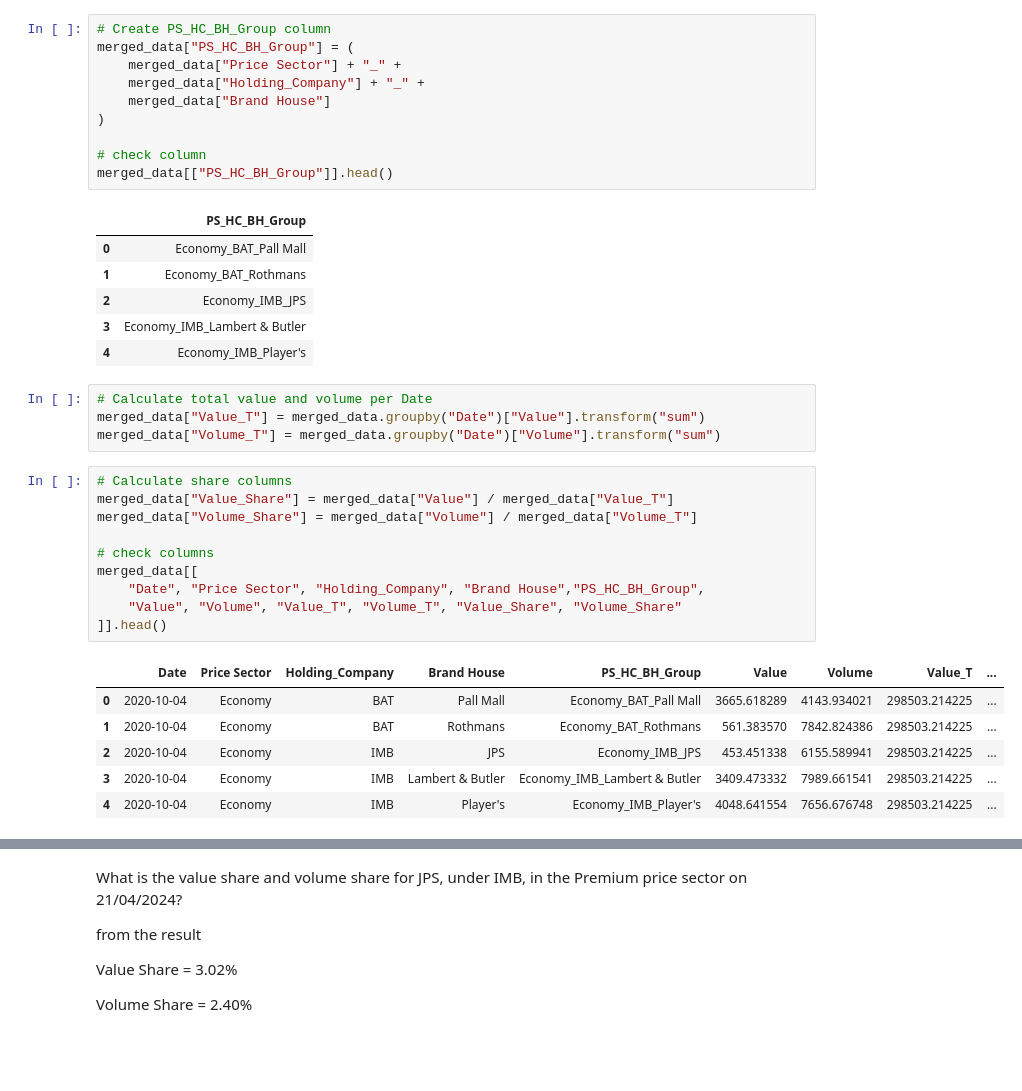
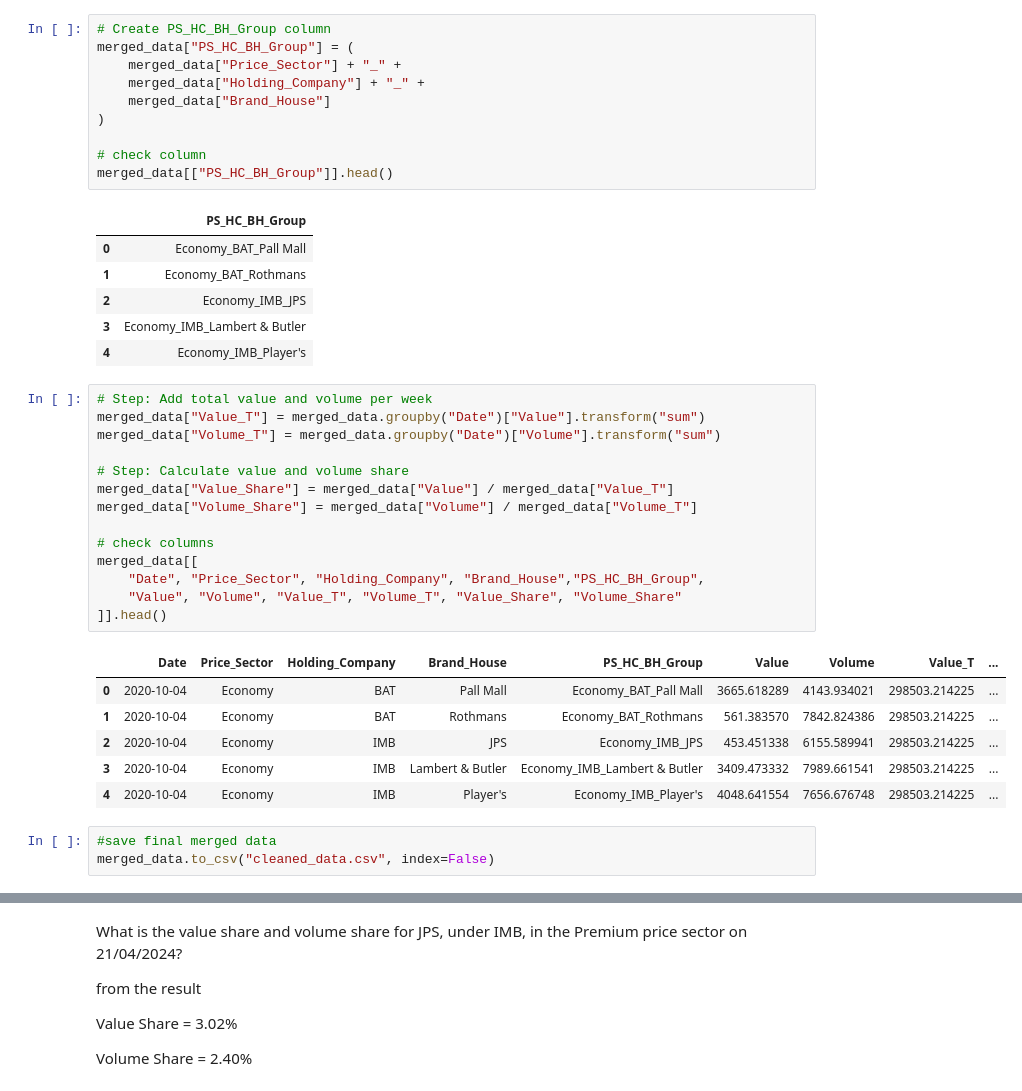
Before and after one commit to MaryAbioye/Case-Study, a Jupyter notebook: Case Study.ipynb, the cells around one changed output, grey strips where cells are left out. Cells and saved outputs as stored; diff of their text form; blank space fills up the shorter version.

```diff
--- a/Case Study.ipynb
+++ b/Case Study.ipynb
@@ -104,9 +117,9 @@ merged_data[["Reportable Owner", "Holding_Company"]].drop_duplicates().head()
 # %%
 # Create PS_HC_BH_Group column
 merged_data["PS_HC_BH_Group"] = (
-    merged_data["Price Sector"] + "_" +
+    merged_data["Price_Sector"] + "_" +
     merged_data["Holding_Company"] + "_" +
-    merged_data["Brand House"]
+    merged_data["Brand_House"]
 )
 
 # check column
@@ -119,24 +132,27 @@ merged_data[["PS_HC_BH_Group"]].head()
 | 3 | Economy_IMB_Lambert & Butler |
 | 4 | Economy_IMB_Player's |
 # %%
-# Calculate total value and volume per Date
+# Step: Add total value and volume per week
 merged_data["Value_T"] = merged_data.groupby("Date")["Value"].transform("sum")
 merged_data["Volume_T"] = merged_data.groupby("Date")["Volume"].transform("sum")
+
+# Step: Calculate value and volume share
+merged_data["Value_Share"] = merged_data["Value"] / merged_data["Value_T"]
+merged_data["Volume_Share"] = merged_data["Volume"] / merged_data["Volume_T"]
+
+# check columns
+merged_data[[
+    "Date", "Price_Sector", "Holding_Company", "Brand_House","PS_HC_BH_Group",
+    "Value", "Volume", "Value_T", "Volume_T", "Value_Share", "Volume_Share"
+]].head()
+# %% [output]
+|  | Date | Price_Sector | Holding_Company | Brand_House | PS_HC_BH_Group | Value | Volume | Value_T | ... |
+| 0 | 2020-10-04 | Economy | BAT | Pall Mall | Economy_BAT_Pall Mall | 3665.618289 | 4143.934021 | 298503.214225 | ... |
+| 1 | 2020-10-04 | Economy | BAT | Rothmans | Economy_BAT_Rothmans | 561.383570 | 7842.824386 | 298503.214225 | ... |
+| 2 | 2020-10-04 | Economy | IMB | JPS | Economy_IMB_JPS | 453.451338 | 6155.589941 | 298503.214225 | ... |
+| 3 | 2020-10-04 | Economy | IMB | Lambert & Butler | Economy_IMB_Lambert & Butler | 3409.473332 | 7989.661541 | 298503.214225 | ... |
+| 4 | 2020-10-04 | Economy | IMB | Player's | Economy_IMB_Player's | 4048.641554 | 7656.676748 | 298503.214225 | ... |
-# %%
-# Calculate share columns
-merged_data["Value_Share"] = merged_data["Value"] / merged_data["Value_T"]
-merged_data["Volume_Share"] = merged_data["Volume"] / merged_data["Volume_T"]
-
-# check columns
-merged_data[[
-    "Date", "Price Sector", "Holding_Company", "Brand House","PS_HC_BH_Group",
-    "Value", "Volume", "Value_T", "Volume_T", "Value_Share", "Volume_Share"
-]].head()
-# %% [output]
-|  | Date | Price Sector | Holding_Company | Brand House | PS_HC_BH_Group | Value | Volume | Value_T | ... |
-| 0 | 2020-10-04 | Economy | BAT | Pall Mall | Economy_BAT_Pall Mall | 3665.618289 | 4143.934021 | 298503.214225 | ... |
-| 1 | 2020-10-04 | Economy | BAT | Rothmans | Economy_BAT_Rothmans | 561.383570 | 7842.824386 | 298503.214225 | ... |
-| 2 | 2020-10-04 | Economy | IMB | JPS | Economy_IMB_JPS | 453.451338 | 6155.589941 | 298503.214225 | ... |
-| 3 | 2020-10-04 | Economy | IMB | Lambert & Butler | Economy_IMB_Lambert & Butler | 3409.473332 | 7989.661541 | 298503.214225 | ... |
-| 4 | 2020-10-04 | Economy | IMB | Player's | Economy_IMB_Player's | 4048.641554 | 7656.676748 | 298503.214225 | ... |
+# %%
+#save final merged data
+merged_data.to_csv("cleaned_data.csv", index=False)
 # %%
```
Also changed, not shown: parts of 7 cells of this notebook, 1 other file.
